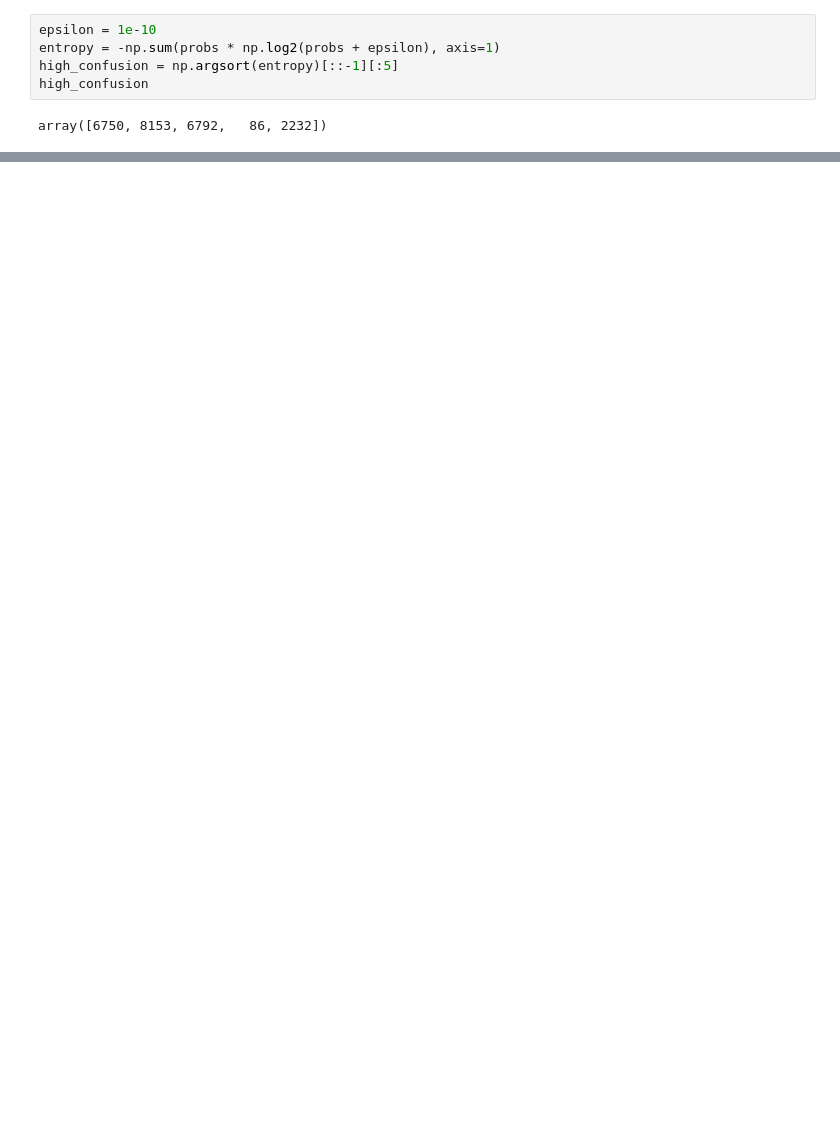
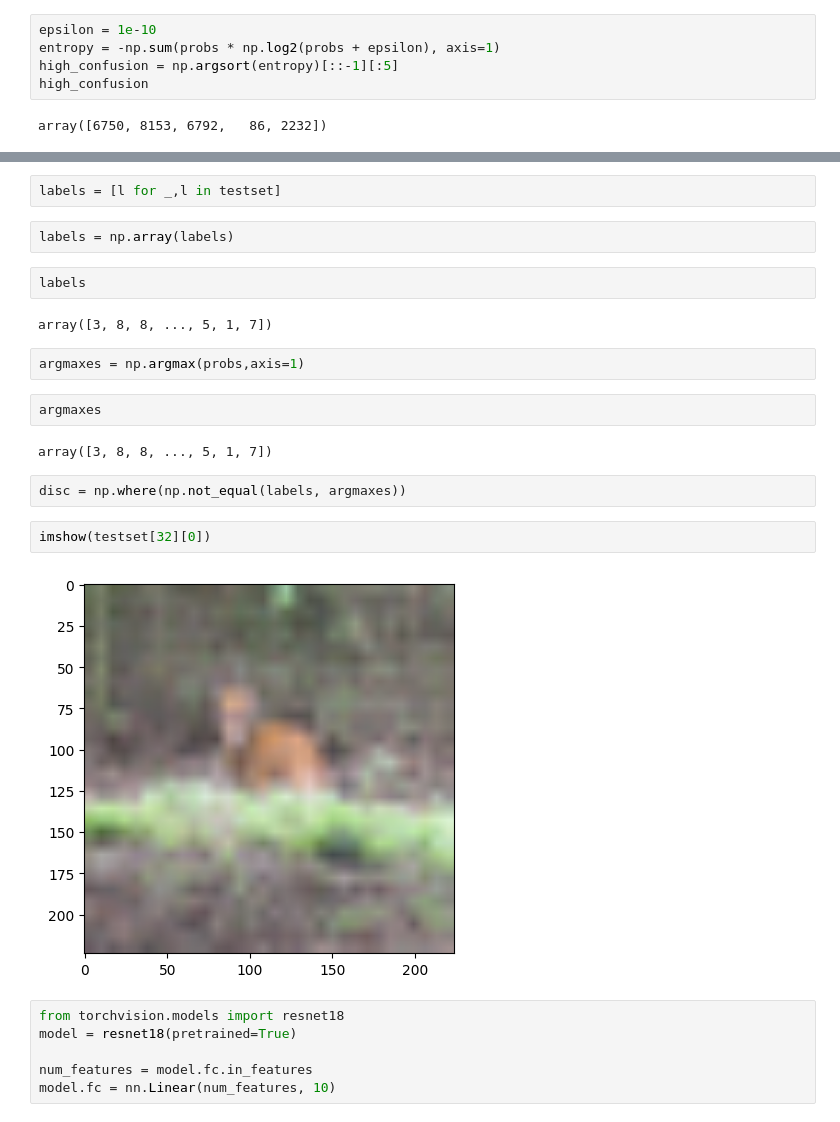
Before and after one commit to yunjinnkim/preference-based-cp, a Jupyter notebook: playground.ipynb, the cells around one changed output, grey strips where cells are left out. Cells and saved outputs as stored; diff of their text form; blank space fills up the shorter version.

```diff
--- a/playground.ipynb
+++ b/playground.ipynb
@@ -438,0 +649,26 @@ TypeError: LabelPairDataset.__init__() missing 1 required positional argument: '
+# %%
+labels = [l for _,l in testset]
+# %%
+labels = np.array(labels)
+# %%
+labels
+# %% [output]
+array([3, 8, 8, ..., 5, 1, 7])
+# %%
+argmaxes = np.argmax(probs,axis=1)
+# %%
+argmaxes
+# %% [output]
+array([3, 8, 8, ..., 5, 1, 7])
+# %%
+disc = np.where(np.not_equal(labels, argmaxes))
+# %%
+imshow(testset[32][0])
+# %% [output]
+[figure, added]
+# %%
+from torchvision.models import resnet18
+model = resnet18(pretrained=True)
+
+num_features = model.fc.in_features
+model.fc = nn.Linear(num_features, 10)
```
Also changed, not shown: parts of 28 cells of this notebook.
